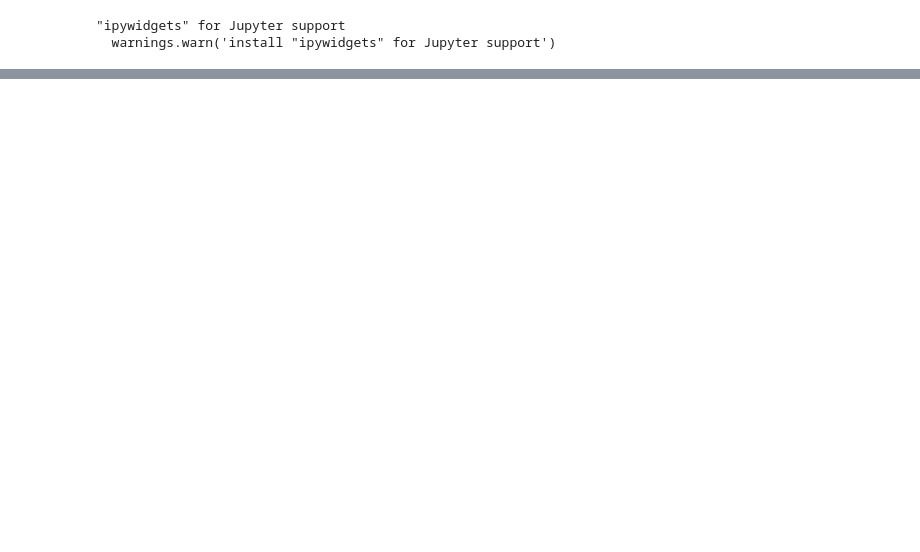
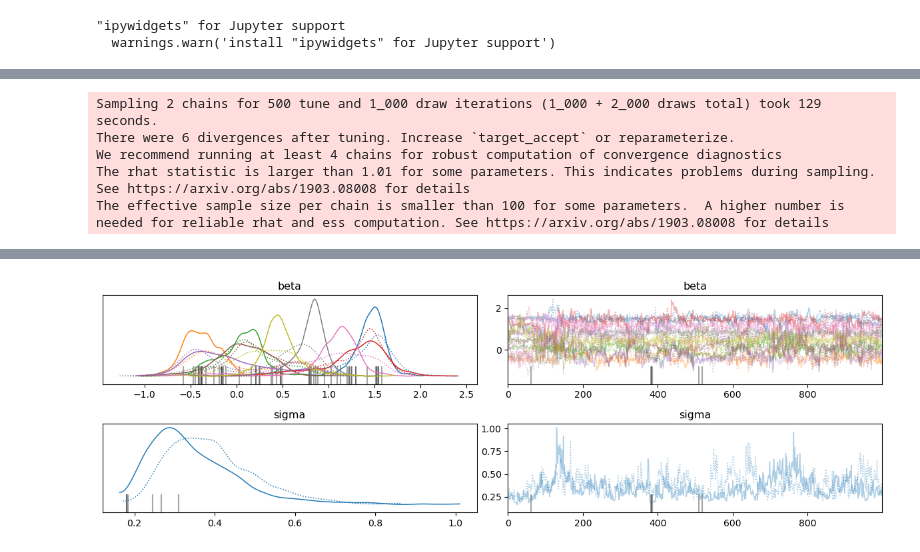
Before and after one commit to Cyl200215/Research_Optimization, a Jupyter notebook: Bayesian_Model.ipynb, the cells around one changed output, grey strips where cells are left out. Drawn from its saved outputs; the diff is of its cells as text; code cells hidden in the pictures; blank space fills up the shorter version.

```diff
--- a/Bayesian_Model.ipynb
+++ b/Bayesian_Model.ipynb
@@ -1,44 +7,55 @@
 # %%
-import numpy as np
-import pandas as pd
-import pymc as pm
-import arviz as az
+# Simulate synthetic data (simplified)
+np.random.seed(42)
+T = 30  # time steps (e.g., days)
+num_features = 3  # temperature, humidity, hour
 
-# Simulate demand data for a single e-bike parking spot over 60 days
-np.random.seed(42)
-T = 60  # time periods
-num_features = 3  # e.g., temp, humidity, hour
+# Create environmental covariates
+temperature = 25 + 5 * np.sin(np.linspace(0, 2 * np.pi, T)) + np.random.normal(0, 1, T)
+humidity = 60 + 10 * np.cos(np.linspace(0, 2 * np.pi, T)) + np.random.normal(0, 3, T)
+hour = np.random.choice([8, 12, 18], size=T)
 
-# Generate mock features
-temperature = 25 + 5 * np.sin(np.linspace(0, 3 * np.pi, T)) + np.random.normal(0, 1, T)
-humidity = 60 + 10 * np.cos(np.linspace(0, 2 * np.pi, T)) + np.random.normal(0, 3, T)
-hour = np.random.choice([8, 12, 18], size=T)  # simulate morning, midday, evening
+# Feature matrix
 X = np.column_stack([temperature, humidity, hour])
-X = (X - X.mean(axis=0)) / X.std(axis=0)  # standardize
+X = (X - X.mean(axis=0)) / X.std(axis=0)
 
-# Simulate regime changes at t=20 and t=40
-true_states = np.array([0]*20 + [1]*20 + [2]*20)
-betas = np.array([[1.0, 0.2, 0.3], [0.5, 0.5, 0.1], [1.5, -0.1, 0.2]])
-y = np.array([X[t] @ betas[true_states[t]] + np.random.normal(0, 0.5) for t in range(T)])
+# True states and beta values
+true_states = np.array([0]*10 + [1]*10 + [2]*10)
+true_betas = np.array([
+    [1.0, 0.2, 0.3],
+    [0.5, 0.5, 0.1],
+    [1.5, -0.1, 0.2]
+])
+y = np.array([X[t] @ true_betas[true_states[t]] + np.random.normal(0, 0.5) for t in range(T)])
 
-# Model: switching linear regression with fixed 3 regimes (simplified)
+# --- PyMC Model ---
 with pm.Model() as model:
-    # Hidden state indicator
+    # Hidden states (categorical)
     s = pm.Categorical('s', p=np.ones(3)/3, shape=T)
 
-    # Regression weights for each regime
+    # Regime-specific betas
     beta = pm.Normal('beta', mu=0, sigma=1, shape=(3, num_features))
-    sigma = pm.Exponential('sigma', 1.0)
+    sigma = pm.HalfNormal('sigma', sigma=1.0)
 
-    # Expected demand
-    mu = pm.math.sum(X * beta[s], axis=1)
+    # One-hot encode s and get beta for each t
+    s_onehot = pm.math.eq(s[:, None], np.arange(3))  # shape (T, 3)
+    beta_s = pm.math.dot(s_onehot, beta)             # shape (T, num_features)
+    mu = pm.math.sum(X * beta_s, axis=1)
 
     # Likelihood
     y_obs = pm.Normal('y_obs', mu=mu, sigma=sigma, observed=y)
 
-    trace = pm.sample(1000, tune=1000, target_accept=0.9, chains=2, return_inferencedata=True)
+    # Compound sampler: Metropolis for s, NUTS for beta & sigma
+    step1 = pm.Metropolis(vars=[s])
+    step2 = pm.NUTS(vars=[beta, sigma])
+    trace = pm.sample(1000, tune=500, step=[step1, step2], chains=2, return_inferencedata=True)
 
-# Summarize and visualize
+# --- Results ---
 az_summary = az.summary(trace, var_names=["beta", "sigma"])
-tools.display_dataframe_to_user(name="Bayesian Model Summary", dataframe=az_summary)
+print(az_summary)
+
+# visualize posteriors
+az.plot_trace(trace, var_names=["beta", "sigma"])
+plt.tight_layout()
+plt.show()
 # %% [output]
@@ -52,0 +69,5 @@ CompoundStep
+Sampling 2 chains for 500 tune and 1_000 draw iterations (1_000 + 2_000 draws total) took 129 seconds.
+There were 6 divergences after tuning. Increase `target_accept` or reparameterize.
+We recommend running at least 4 chains for robust computation of convergence diagnostics
+The rhat statistic is larger than 1.01 for some parameters. This indicates problems during sampling. See https://arxiv.org/abs/1903.08008 for details
+The effective sample size per chain is smaller than 100 for some parameters.  A higher number is needed for reliable rhat and ess computation. See https://arxiv.org/abs/1903.08008 for details
@@ -52,0 +91 @@ CompoundStep
+[figure, added]
```
Also changed, not shown: parts of 2 cells of this notebook, 1 other file.
